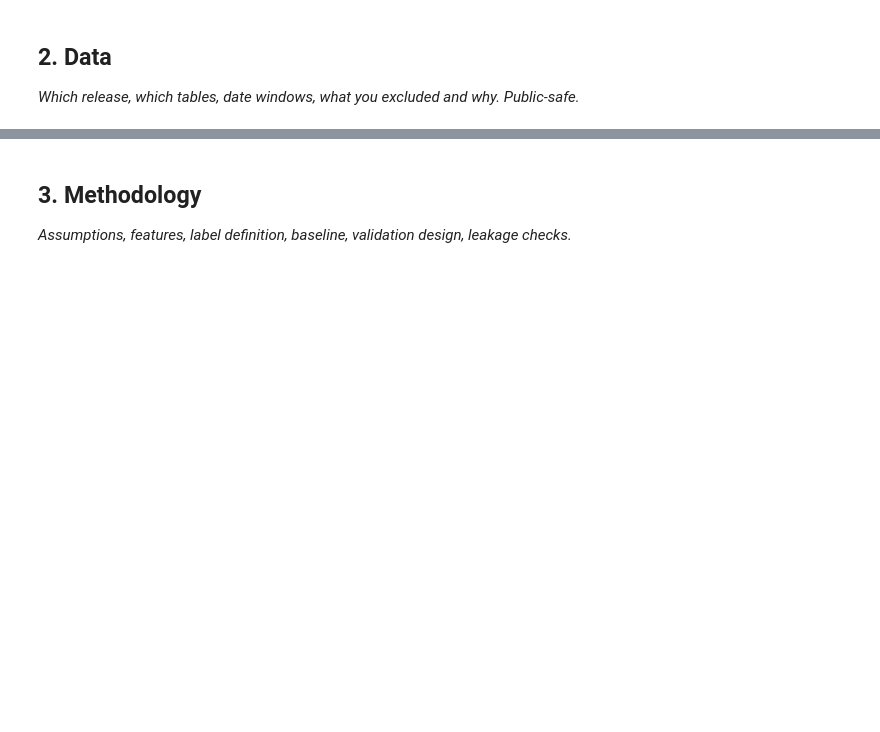
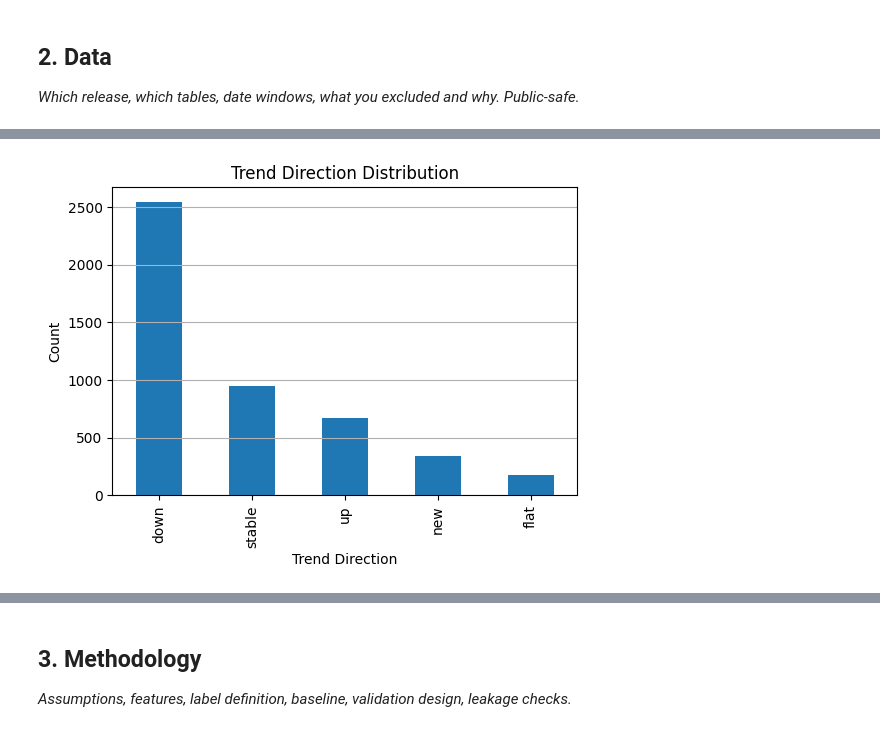
Before and after one commit to prateeky559/FlyrankML, a Jupyter notebook: work/notebooks/capstone.ipynb, the cells around one changed output, grey strips where cells are left out. Cells and saved outputs as stored; diff of their text form; code cells hidden in the pictures; blank space fills up the shorter version.

```diff
--- a/work/notebooks/capstone.ipynb
+++ b/work/notebooks/capstone.ipynb
@@ -14,3 +28,10 @@ This skeleton is yours to fill. Work the sections **in order** — each one has
 ## 2. Data
 
 *Which release, which tables, date windows, what you excluded and why. Public-safe.*
+# %%
+import pandas as pd
+
+df = pd.read_csv("/content/content_refresh_anonymized.csv", on_bad_lines="skip")
+
+print(df.shape)
+df.head()
@@ -16,0 +140,18 @@ This skeleton is yours to fill. Work the sections **in order** — each one has
+# %%
+import matplotlib.pyplot as plt
+
+plt.figure(figsize=(6,4))
+
+df["trend_direction"].value_counts().plot(kind="bar")
+
+plt.title("Trend Direction Distribution")
+
+plt.xlabel("Trend Direction")
+
+plt.ylabel("Count")
+
+plt.grid(axis="y")
+
+plt.show()
+# %% [output]
+[figure, added]
```
Also changed, not shown: parts of 45 cells of this notebook.
